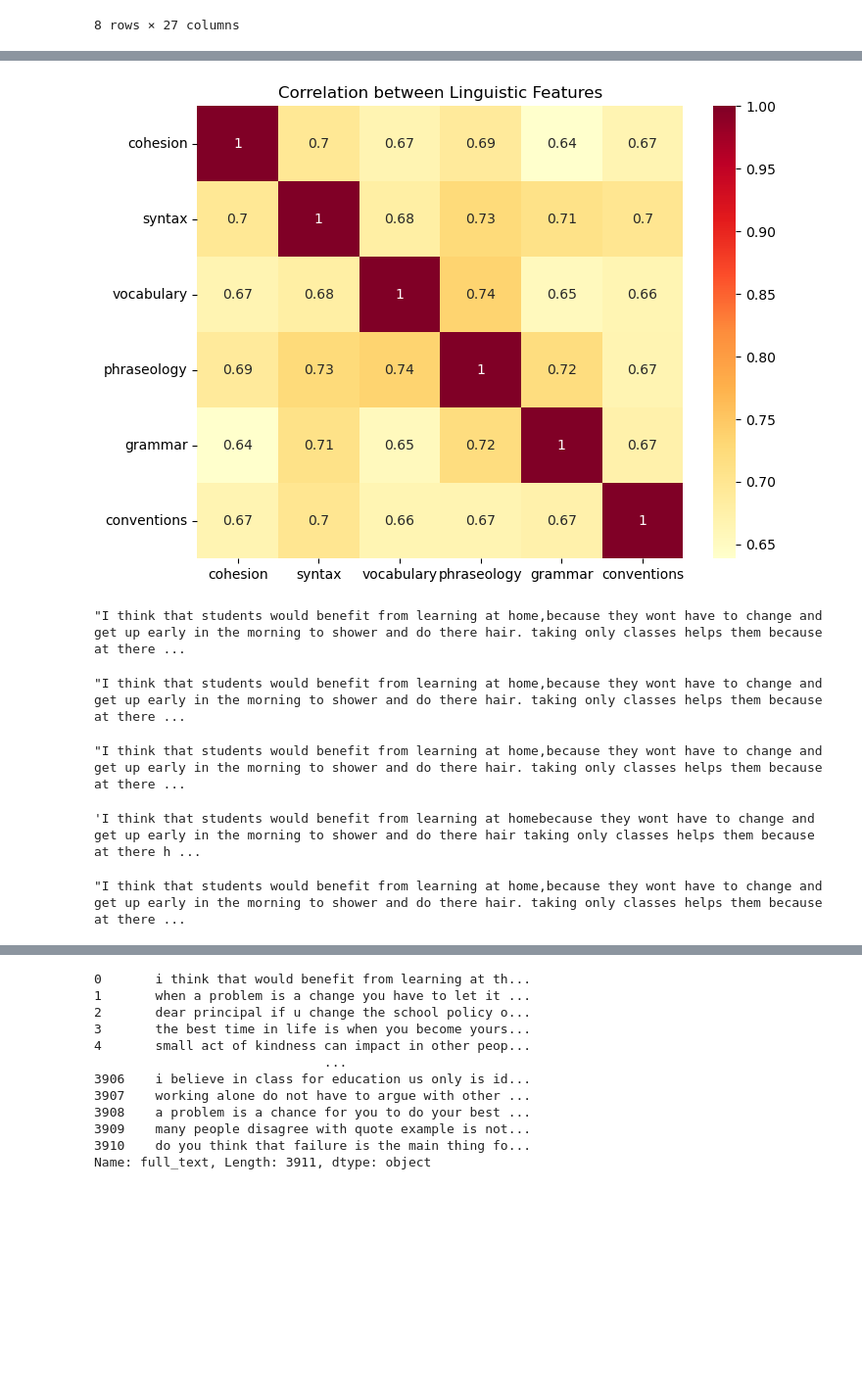
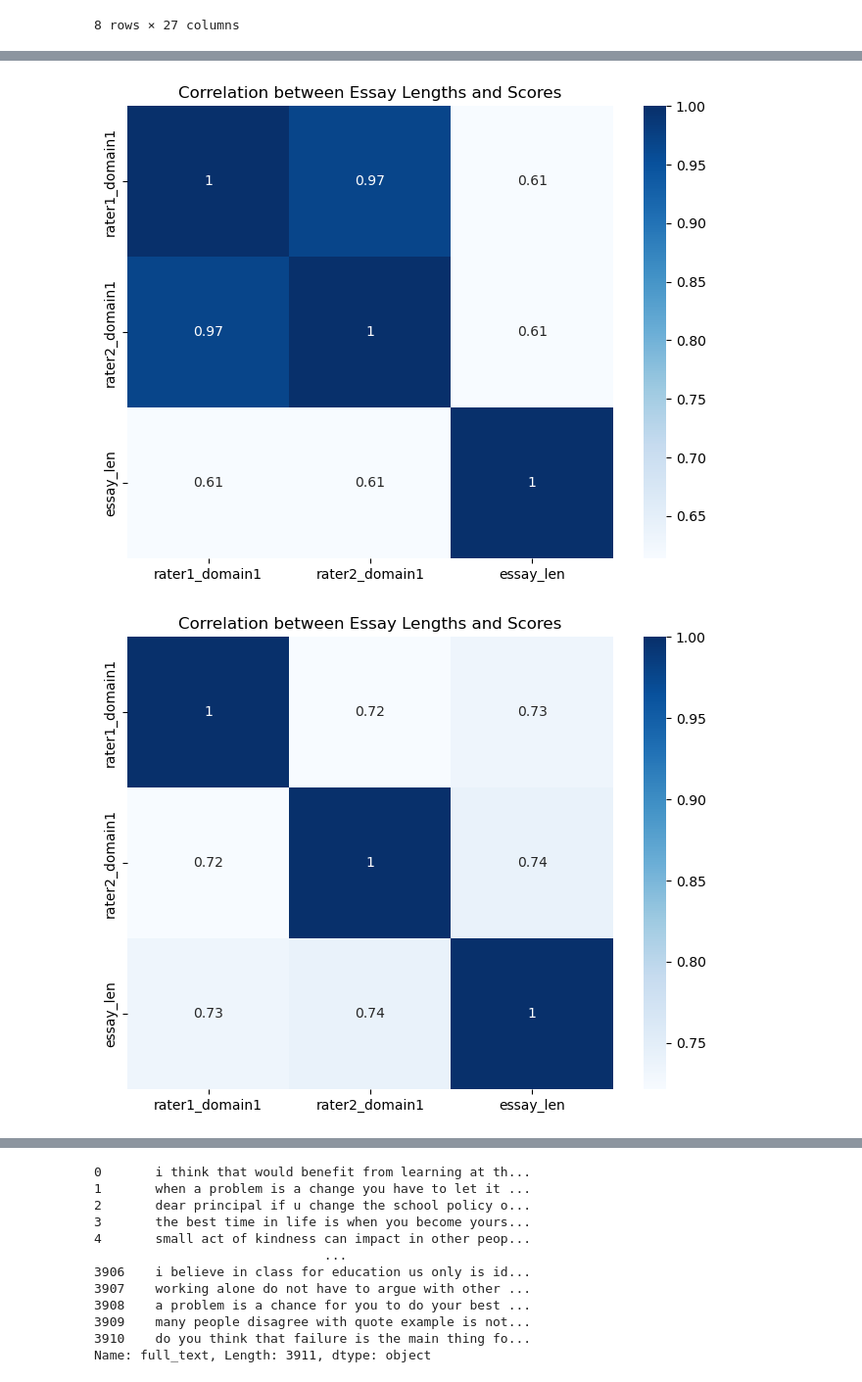
Before and after one commit to suhasmaddali/English-Language-Learning-Prediction-with-AI-and-Machine-Learning, a Jupyter notebook: Exploratory Data Analysis (EDA).ipynb, the cells around one changed output, grey strips where cells are left out. Shown at 98% size. Cells and saved outputs as stored; diff of their text form; code cells hidden in the pictures; blank space fills up the shorter version.

```diff
--- a/Exploratory Data Analysis (EDA).ipynb
+++ b/Exploratory Data Analysis (EDA).ipynb
@@ -159,0 +244,11 @@ plt.show()
+# %%
+# Creating a new column to measure the total number of words in each essay
+df['essay_len'] = df['essay'].apply(lambda x: len(x.split(' ')))
+df_essay_set1['essay_len'] = df_essay_set1['essay'].apply(lambda x: len(x.split(' ')))
+df_essay_set2['essay_len'] = df_essay_set2['essay'].apply(lambda x: len(x.split(' ')))
+df_essay_set3['essay_len'] = df_essay_set3['essay'].apply(lambda x: len(x.split(' ')))
+df_essay_set4['essay_len'] = df_essay_set4['essay'].apply(lambda x: len(x.split(' ')))
+df_essay_set5['essay_len'] = df_essay_set5['essay'].apply(lambda x: len(x.split(' ')))
+df_essay_set6['essay_len'] = df_essay_set6['essay'].apply(lambda x: len(x.split(' ')))
+df_essay_set7['essay_len'] = df_essay_set7['essay'].apply(lambda x: len(x.split(' ')))
+df_essay_set8['essay_len'] = df_essay_set8['essay'].apply(lambda x: len(x.split(' ')))
@@ -160,26 +257,17 @@ plt.show()
 # %%
 # Create a correlation matrix
-corr_matrix = df.corr()
+corr_matrix = df[['rater1_domain1', 'rater2_domain1', 'essay_len']].corr()
 
 # Set figure size
 plt.figure(figsize=(8, 6))
 
 # Create heatmap
-sns.heatmap(corr_matrix, annot=True, cmap='YlOrRd')
+sns.heatmap(corr_matrix, annot=True, cmap = 'Blues')
 
 # Add title
-plt.title('Correlation between Linguistic Features')
+plt.title('Correlation between Essay Lengths and Scores')
 
 # Show the plot
 plt.show()
 # %% [output]
-[figure, old version]
+[figure, new version]
-# %%
-df['full_text'].iloc[0]
-# %% [output]
-"I think that students would benefit from learning at home,because they wont have to change and get up early in the morning to shower and do there hair. taking only classes helps them because at there ...
-# %%
-# Testing to check and replace '\n' from the text and make a cleaner text
-df['full_text'].iloc[0].replace('\n', '')
-# %% [output]
-"I think that students would benefit from learning at home,because they wont have to change and get up early in the morning to shower and do there hair. taking only classes helps them because at there ...
@@ -188,5 +273,0 @@ df['full_text_preprocessed'] = df['full_text'].apply(lambda x: x.replace('\n', '
-# %%
-# Checking to see if the preprocessed text does not contain '\n' characters
-df['full_text_preprocessed'].iloc[0]
-# %% [output]
-"I think that students would benefit from learning at home,because they wont have to change and get up early in the morning to shower and do there hair. taking only classes helps them because at there ...
@@ -196,8 +274,17 @@ df['full_text_preprocessed'] = df['full_text_preprocessed'].apply(lambda x: x.tr
-# %%
-df['full_text_preprocessed'].iloc[0]
-# %% [output]
-'I think that students would benefit from learning at homebecause they wont have to change and get up early in the morning to shower and do there hair taking only classes helps them because at there h ...
-# %%
-df['full_text'].iloc[0]
-# %% [output]
-"I think that students would benefit from learning at home,because they wont have to change and get up early in the morning to shower and do there hair. taking only classes helps them because at there ...
+# %%
+# Create a correlation matrix
+corr_matrix = df_essay_set1[['rater1_domain1', 'rater2_domain1', 'essay_len']].corr()
+
+# Set figure size
+plt.figure(figsize=(8, 6))
+
+# Create heatmap
+sns.heatmap(corr_matrix, annot=True, cmap = 'Blues')
+
+# Add title
+plt.title('Correlation between Essay Lengths and Scores')
+
+# Show the plot
+plt.show()
+# %% [output]
+[figure, added]
```
Also changed, not shown: parts of 25 cells of this notebook.
